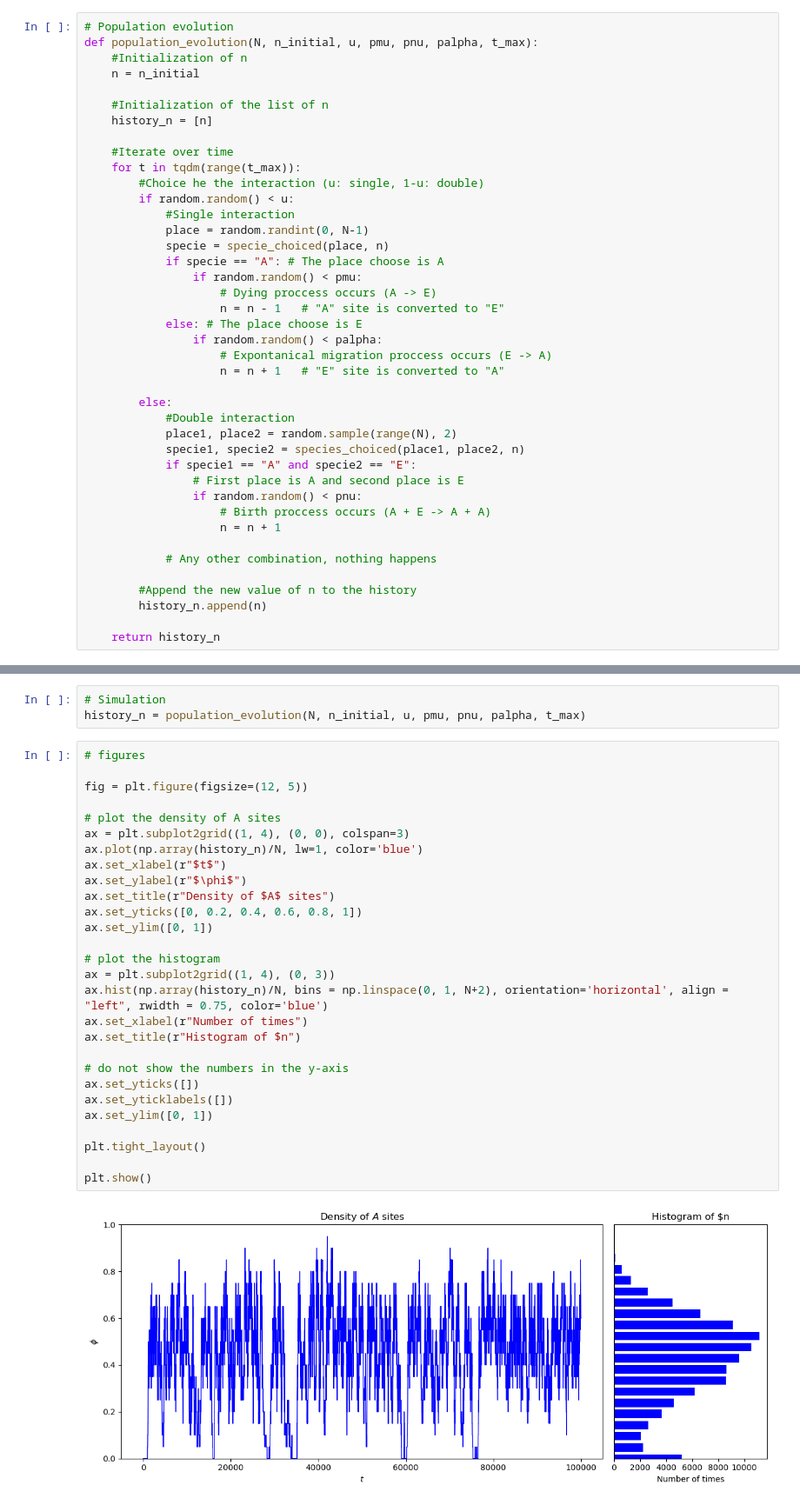
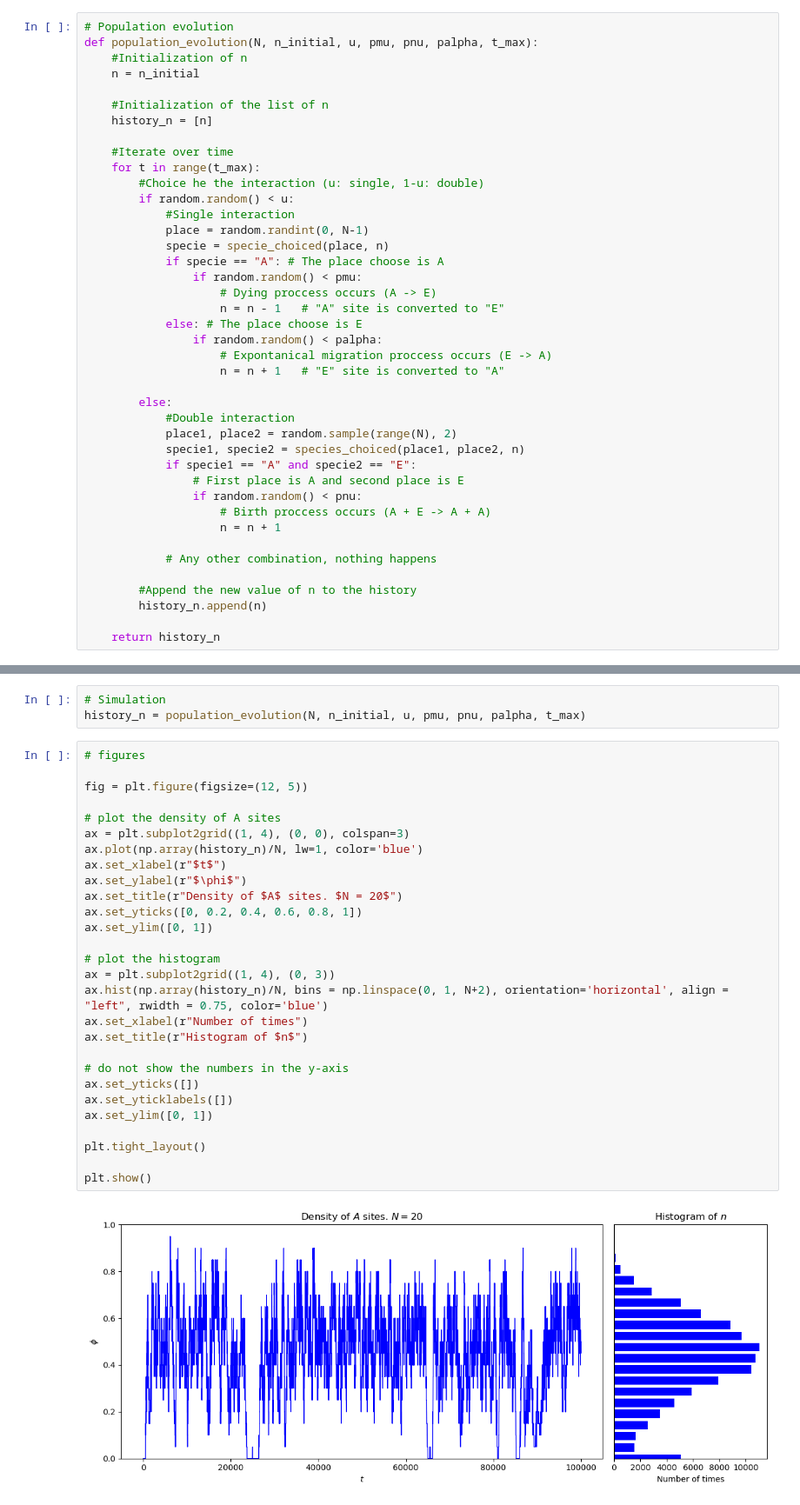
Before and after one commit to lucasmbru/masterIB, a Jupyter notebook: simulaciones/codigos/modelosPropios/populationEvolution.ipynb, the cells around one changed output, grey strips where cells are left out. Shown at 87% size. Cells and saved outputs as stored; diff of their text form.

```diff
--- a/simulaciones/codigos/modelosPropios/populationEvolution.ipynb
+++ b/simulaciones/codigos/modelosPropios/populationEvolution.ipynb
@@ -110,7 +110,7 @@ def population_evolution(N, n_initial, u, pmu, pnu, palpha, t_max):
     history_n = [n]
 
     #Iterate over time
-    for t in tqdm(range(t_max)):
+    for t in range(t_max):
         #Choice he the interaction (u: single, 1-u: double)
         if random.random() < u:
             #Single interaction
@@ -160,30 +160,30 @@ history_n = population_evolution(N, n_initial, u, pmu, pnu, palpha, t_max)
 # %%
 # figures
 
 fig = plt.figure(figsize=(12, 5))
 
 # plot the density of A sites
 ax = plt.subplot2grid((1, 4), (0, 0), colspan=3)
 ax.plot(np.array(history_n)/N, lw=1, color='blue')
 ax.set_xlabel(r"$t$")
 ax.set_ylabel(r"$\phi$")
-ax.set_title(r"Density of $A$ sites")
+ax.set_title(r"Density of $A$ sites. $N = 20$")
 ax.set_yticks([0, 0.2, 0.4, 0.6, 0.8, 1])
 ax.set_ylim([0, 1])
 
 # plot the histogram
 ax = plt.subplot2grid((1, 4), (0, 3))
 ax.hist(np.array(history_n)/N, bins = np.linspace(0, 1, N+2), orientation='horizontal', align = "left", rwidth = 0.75, color='blue')
 ax.set_xlabel(r"Number of times")
-ax.set_title(r"Histogram of $n")
+ax.set_title(r"Histogram of $n$")
 
 # do not show the numbers in the y-axis
 ax.set_yticks([])
 ax.set_yticklabels([])
 ax.set_ylim([0, 1])
 
 plt.tight_layout()
 
 plt.show()
 # %% [output]
-[figure, old version]
+[figure, new version]
```
Also changed, not shown: parts of 25 cells of this notebook.
